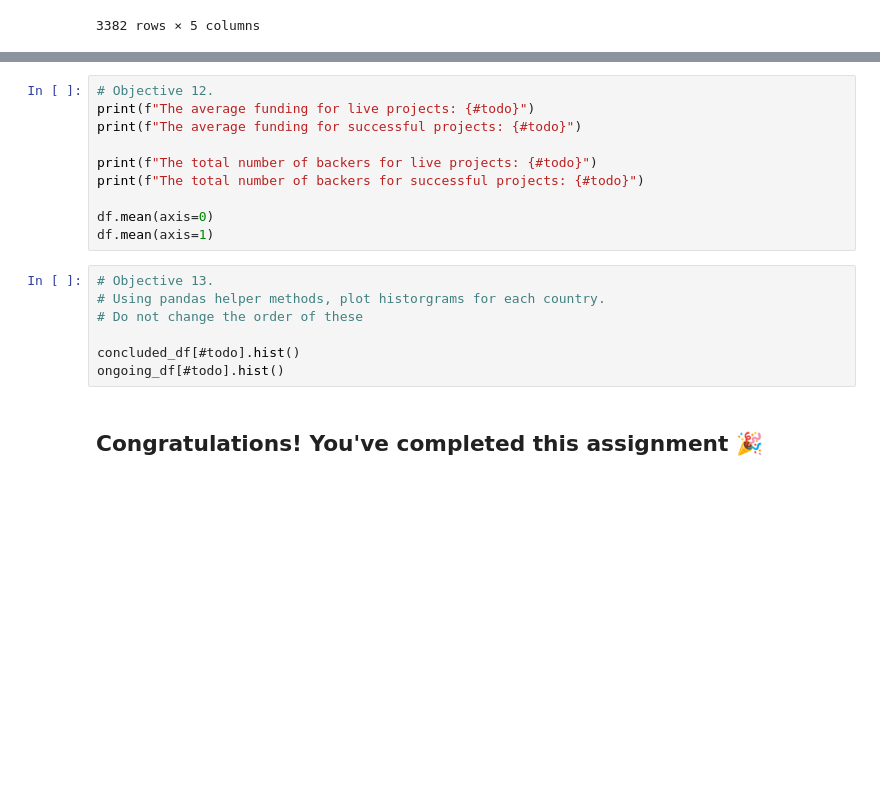
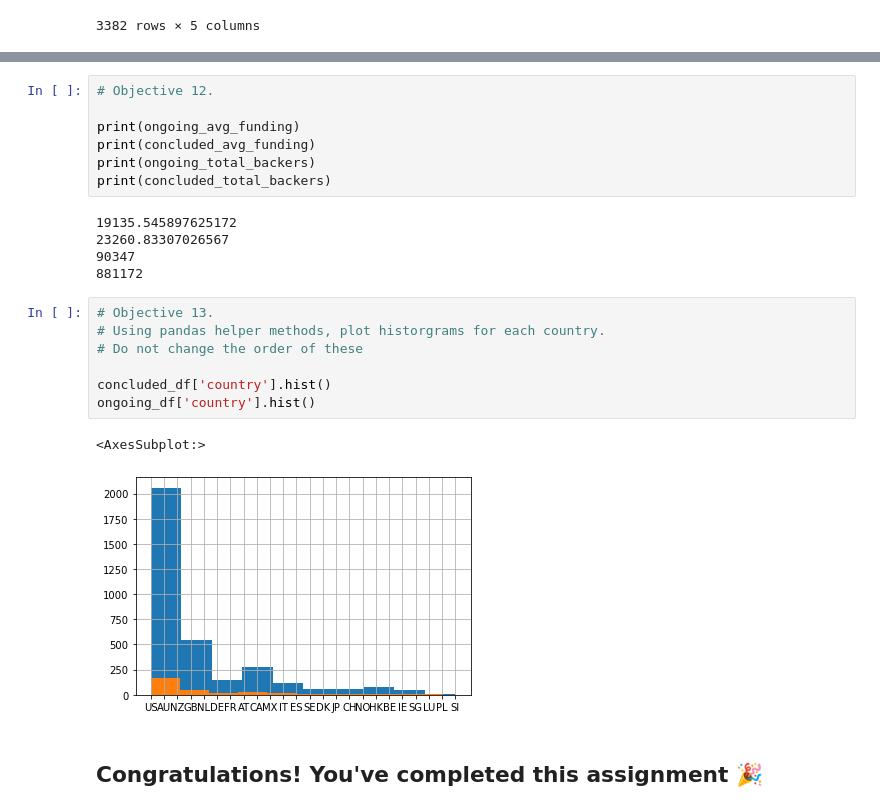
Before and after one commit to nada9900/w2, a Jupyter notebook: assignment_w2_c1_template.ipynb, the cells around one changed output, grey strips where cells are left out. Drawn from its saved outputs; the diff is of its cells as text; blank space fills up the shorter version.

```diff
--- a/assignment_w2_c1_template.ipynb
+++ b/assignment_w2_c1_template.ipynb
@@ -216,19 +214,24 @@ concluded_total_backers = concluded_df.backers_count.sum()
 # %%
 # Objective 12.
-print(f"The average funding for live projects: {#todo}")
-print(f"The average funding for successful projects: {#todo}")
 
-print(f"The total number of backers for live projects: {#todo}")
-print(f"The total number of backers for successful projects: {#todo}")
-
-df.mean(axis=0)
-df.mean(axis=1)
+print(ongoing_avg_funding)
+print(concluded_avg_funding)
+print(ongoing_total_backers)
+print(concluded_total_backers)
+# %% [output]
+19135.545897625172
+23260.83307026567
+90347
+881172
 # %%
 # Objective 13.
 # Using pandas helper methods, plot historgrams for each country.
 # Do not change the order of these
 
-concluded_df[#todo].hist()
-ongoing_df[#todo].hist()
+concluded_df['country'].hist()
+ongoing_df['country'].hist()
+# %% [output]
+<AxesSubplot:>
+[figure, added]
 # %% [markdown]
 ## Congratulations! You've completed this assignment 🎉
```
Also changed, not shown: parts of 1 cell of this notebook.
